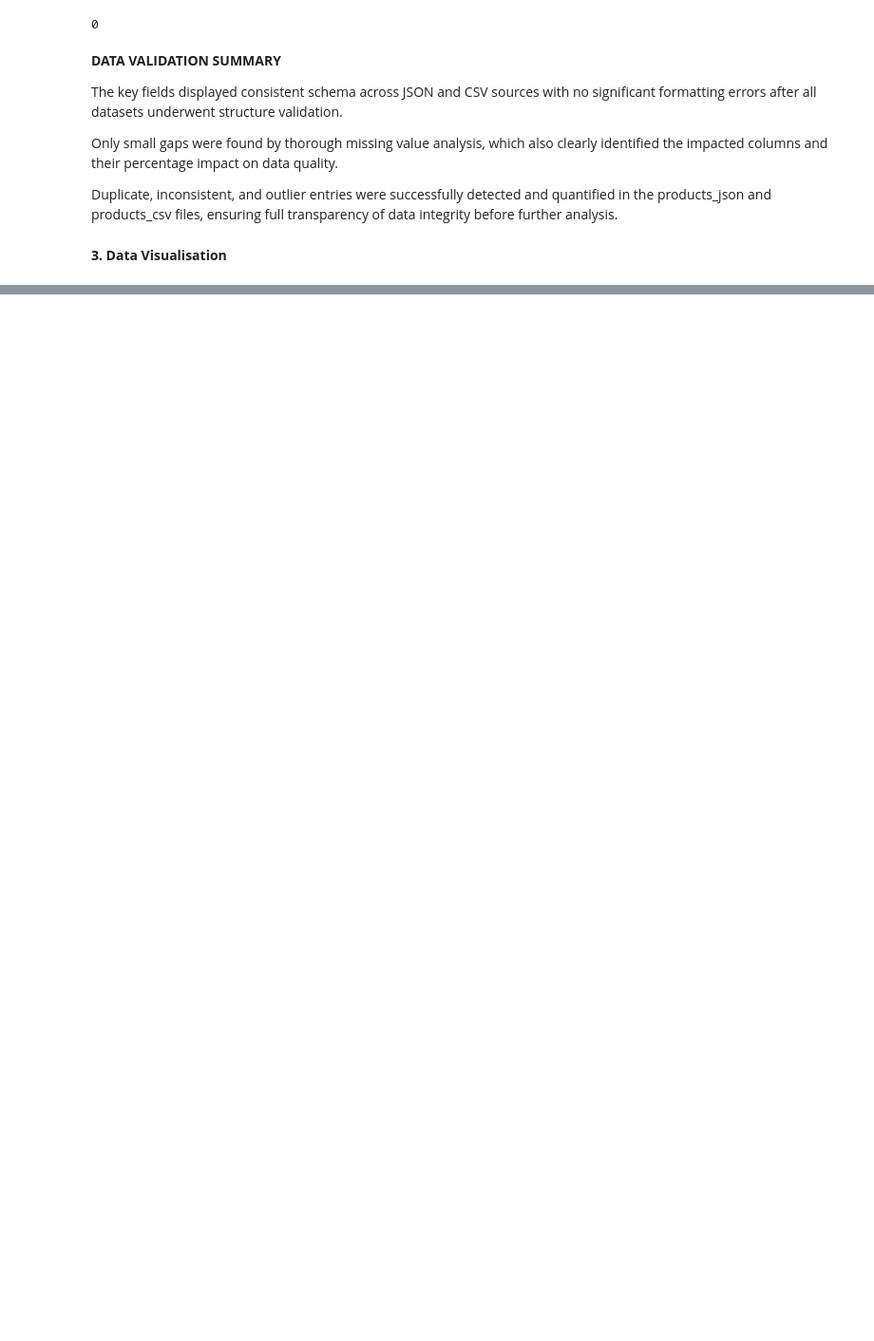
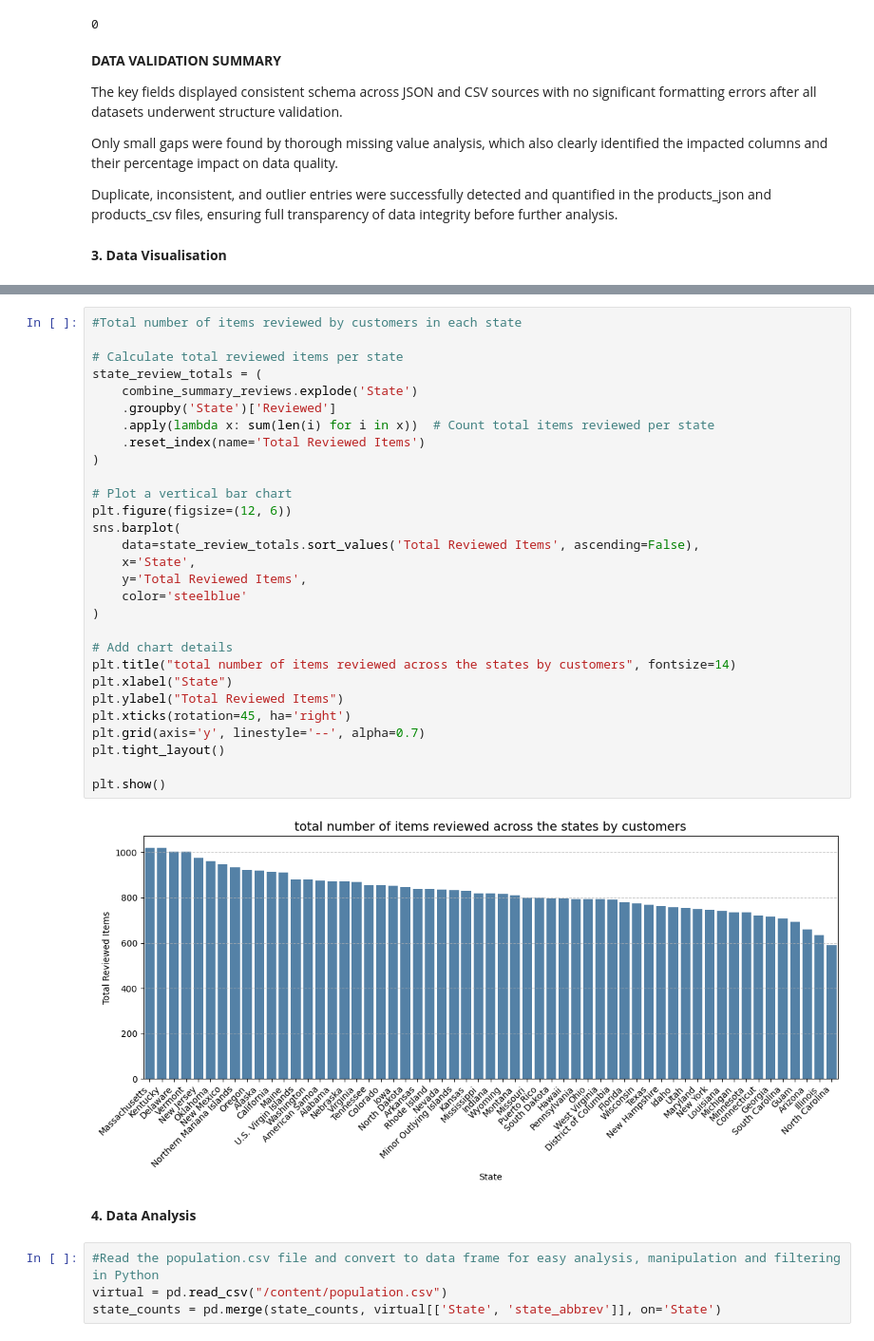
Before and after one commit to philipoladimeji/BD2-JCPenney-Project, a Jupyter notebook: BD2_Assignment_2.ipynb, the cells around one changed output, grey strips where cells are left out. Shown at 95% size. Drawn from its saved outputs; the diff is of its cells as text; blank space fills up the shorter version.

Commit message:
Virtual level

```diff
--- a/BD2_Assignment_2.ipynb
+++ b/BD2_Assignment_2.ipynb
@@ -752,0 +789,37 @@ plt.show()
+# %%
+#Total number of items reviewed by customers in each state
+
+# Calculate total reviewed items per state
+state_review_totals = (
+    combine_summary_reviews.explode('State')
+    .groupby('State')['Reviewed']
+    .apply(lambda x: sum(len(i) for i in x))  # Count total items reviewed per state
+    .reset_index(name='Total Reviewed Items')
+)
+
+# Plot a vertical bar chart
+plt.figure(figsize=(12, 6))
+sns.barplot(
+    data=state_review_totals.sort_values('Total Reviewed Items', ascending=False),
+    x='State',
+    y='Total Reviewed Items',
+    color='steelblue'
+)
+
+# Add chart details
+plt.title("total number of items reviewed across the states by customers", fontsize=14)
+plt.xlabel("State")
+plt.ylabel("Total Reviewed Items")
+plt.xticks(rotation=45, ha='right')
+plt.grid(axis='y', linestyle='--', alpha=0.7)
+plt.tight_layout()
+
+plt.show()
+# %% [output]
+[figure, added]
+# %% [markdown]
+**4. Data Analysis**
+# %%
+#Read the population.csv file and convert to data frame for easy analysis, manipulation and filtering in Python
+virtual = pd.read_csv("/content/population.csv")
+state_counts = pd.merge(state_counts, virtual[['State', 'state_abbrev']], on='State')
```
Also changed, not shown: parts of 75 cells of this notebook.
